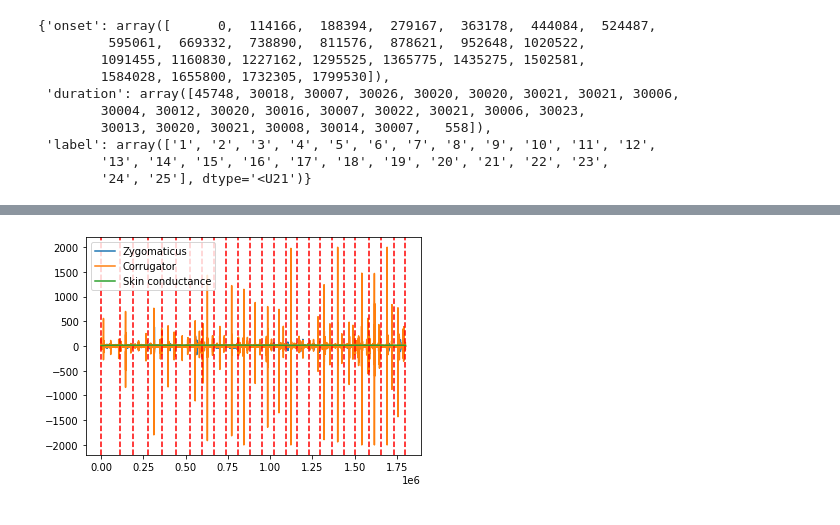
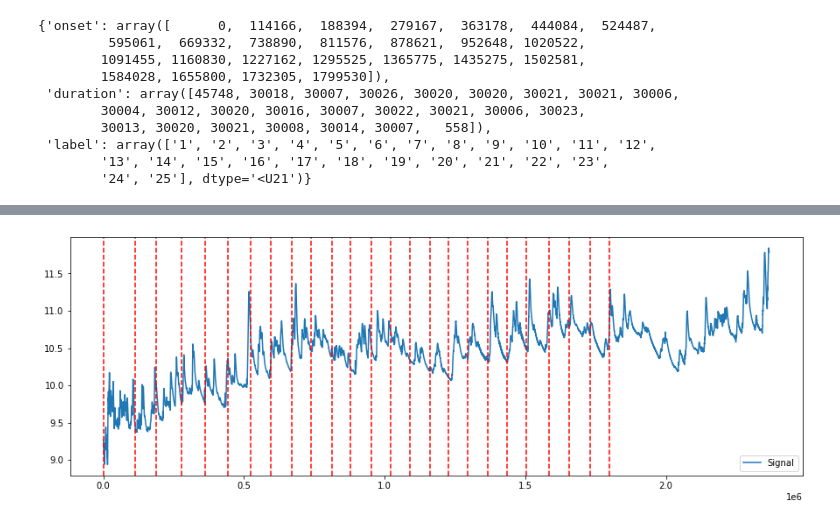
Before and after one commit to joellarwood/alexithymia_physiology_2019, a Jupyter notebook: data_cleaning/physiology_process.ipynb, the cells around one changed output, grey strips where cells are left out. Saved outputs shown, nothing was run; the diff lists cells and outputs as text; code cells hidden in the pictures.

```diff
--- a/data_cleaning/physiology_process.ipynb
+++ b/data_cleaning/physiology_process.ipynb
@@ -18,6 +18,8 @@ import seaborn as sns
 import matplotlib.pyplot as plt
 import bioread
 import os
+# %%
+plt.rcParams['figure.figsize'] = [15, 5]  # Bigger images
 # %%
 os.getcwd()
 # %% [output]
@@ -25,7 +27,7 @@ os.getcwd()
 # %%
 # Test data on participant one
 
-data, sampling_rate = nk.read_acqknowledge("/Volumes/JoelLarwood/Music Affect psychophys2019/ACQ ParticipantData/001.acq") # reads in acknowledge file
+data, sampling_rate = nk.read_acqknowledge("/Volumes/NO NAME/physiology/raw_acq_files/001.acq", 1000) # reads in acknowledge file
 # %%
 pd.DataFrame(data)
 # %% [output]
@@ -77,0 +65,4 @@ events
+# %%
+# process EDA
+
+eda, eda_info = nk.eda_process(data["Skin conductance"], sampling_rate = 1000)
@@ -78,4 +89,4 @@ events
 # %%
-plot = nk.events_plot(events, data_small)
+eda_plot = nk.events_plot(events, eda["EDA_Clean"])
 # %% [output]
-[figure, old version]
+[figure, new version]
```
Also changed, not shown: parts of 24 cells of this notebook, 12 other files.
